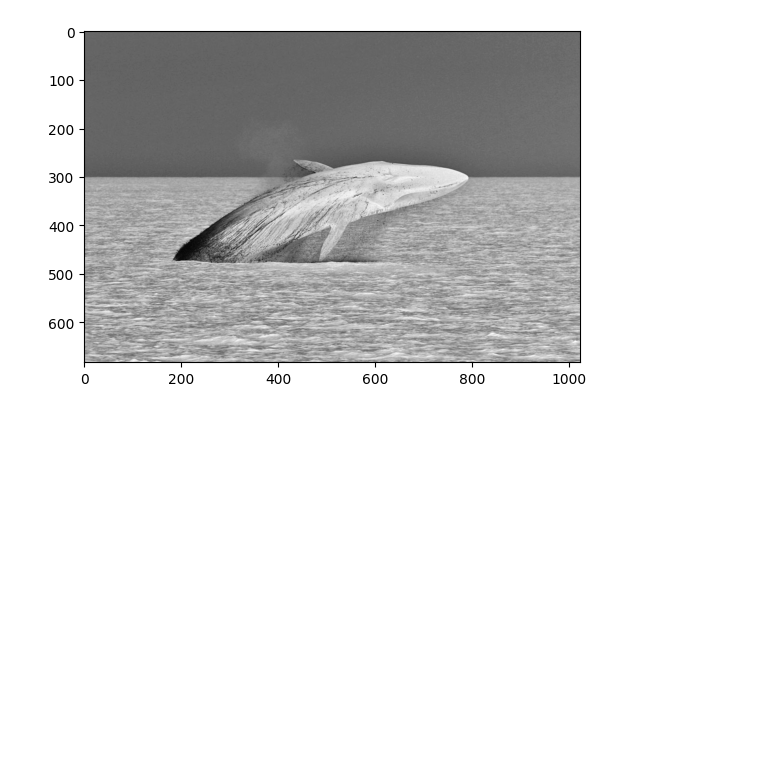
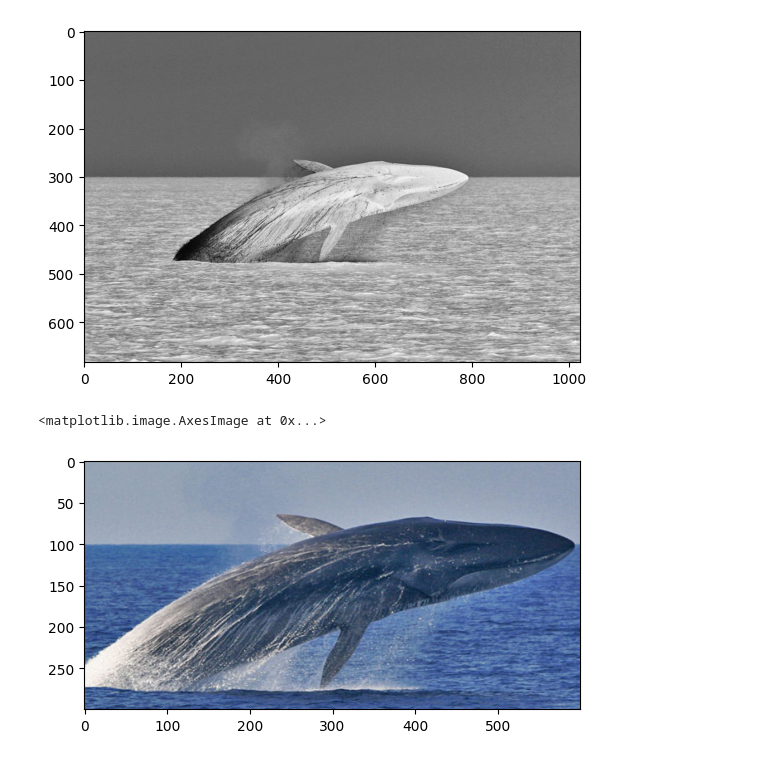
Before and after one commit to valeragabriel/Computer-Vision, a Jupyter notebook: 2.ProcessamentoIMG/OpenCV.ipynb, the cells around one changed output. Saved outputs shown, nothing was run; the diff lists cells and outputs as text; code cells hidden in the pictures; blank space fills up the shorter version.

```diff
--- a/2.ProcessamentoIMG/OpenCV.ipynb
+++ b/2.ProcessamentoIMG/OpenCV.ipynb
@@ -95,3 +95,11 @@ plt.imshow(img_mask_inv, cmap='gray')
 # Essas técincas de manipulaçao de cor de imagens são muito utilizadas para reduzir a complexidade de processamento de imagens
 # Entretanto, é importante lembrar que a perda de informação é grande, e que a imagem em escala de cinza não é adequada para todas as aplicações
 # Para cada aplicação, é necessário avaliar qual a colocalidade de cor necessária, visando a melhor performance do algoritmo
+# %%
+# Cortar imagem
+img_cropped = img[200:500, 200:800]  # Corta a imagem
+img_cropped_rgb = cv.cvtColor(img_cropped, cv.COLOR_BGR2RGB) # Converte a imagem para RGB
+plt.imshow(img_cropped_rgb)  # Mostra a imagem cortada
+# %% [output]
+<matplotlib.image.AxesImage at 0x...>
+[figure, added]
```
Also changed, not shown: parts of 2 cells of this notebook.
